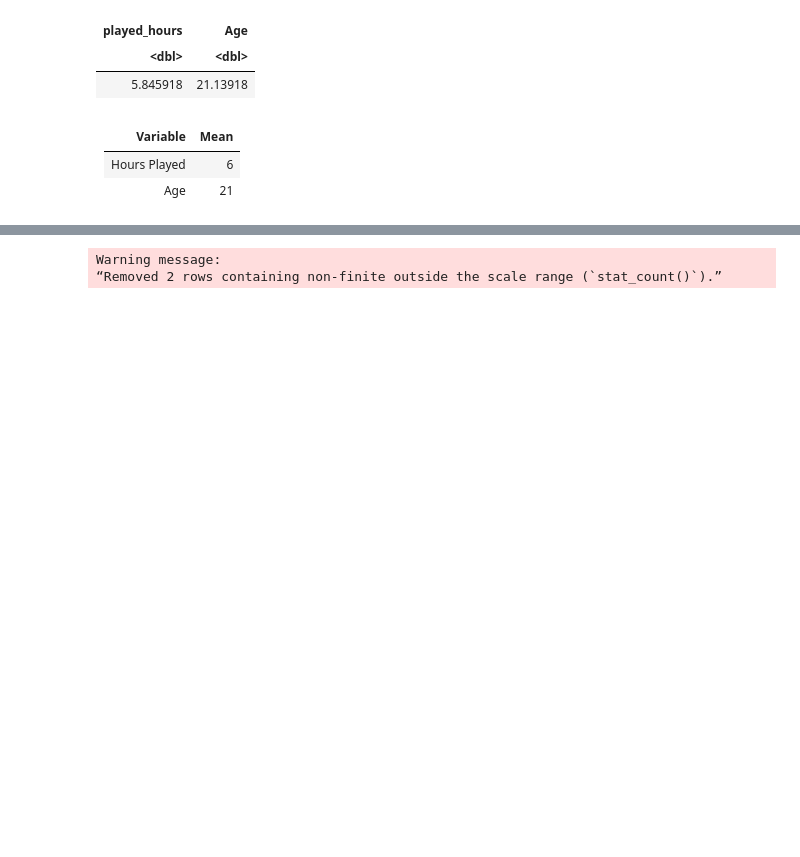
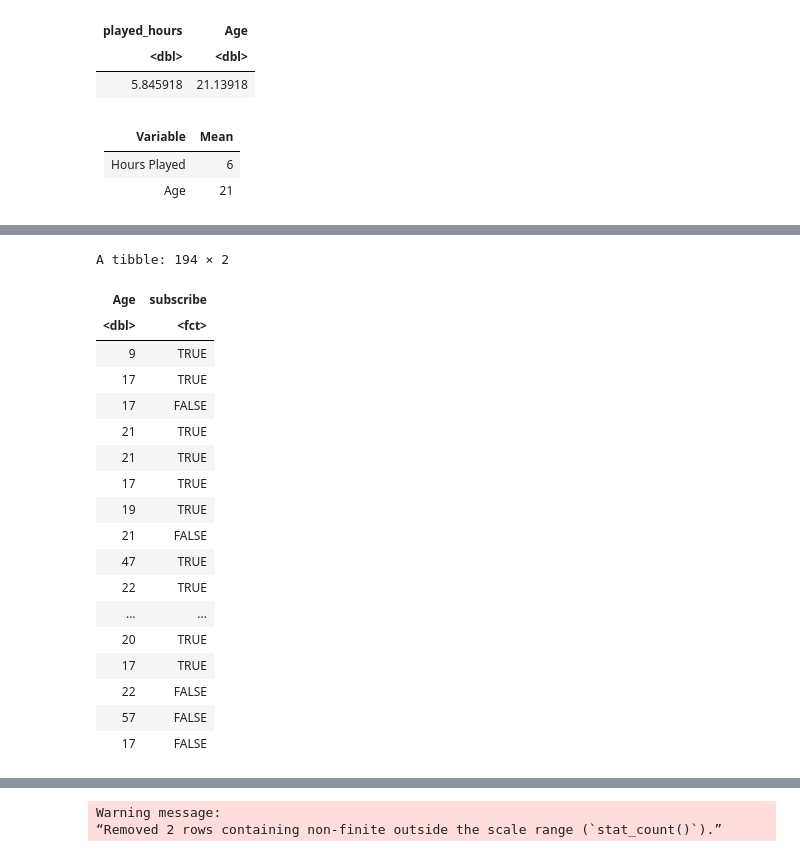
Before and after one commit to symkk79/dsci_100_project, a Jupyter notebook: GroupProject.ipynb, the cells around one changed output, grey strips where cells are left out. Drawn from its saved outputs; the diff is of its cells as text; code cells hidden in the pictures; blank space fills up the shorter version.

```diff
--- a/GroupProject.ipynb
+++ b/GroupProject.ipynb
@@ -206,0 +171,26 @@ A tibble: 1 × 2
+# %%
+wrangled_player_data <- players_data |>
+    select(Age, subscribe) |>
+    drop_na() |>
+    mutate(subscribe = as_factor(subscribe))
+wrangled_player_data
+# %% [output]
+A tibble: 194 × 2
+| Age | subscribe |
+| <dbl> | <fct> |
+| 9 | TRUE |
+| 17 | TRUE |
+| 17 | FALSE |
+| 21 | TRUE |
+| 21 | TRUE |
+| 17 | TRUE |
+| 19 | TRUE |
+| 21 | FALSE |
+| 47 | TRUE |
+| 22 | TRUE |
+| ... | ... |
+| 20 | TRUE |
+| 17 | TRUE |
+| 22 | FALSE |
+| 57 | FALSE |
+| 17 | FALSE |
```
Also changed, not shown: parts of 21 cells of this notebook.
